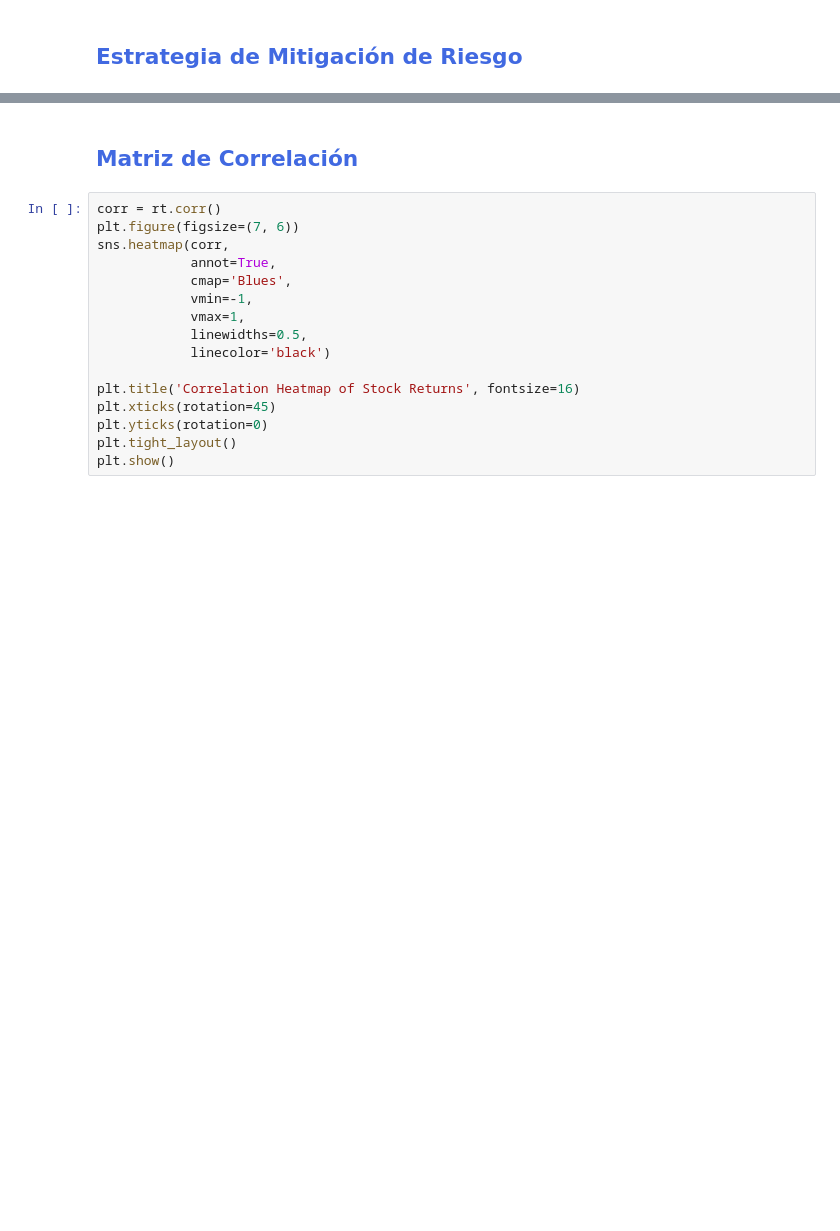
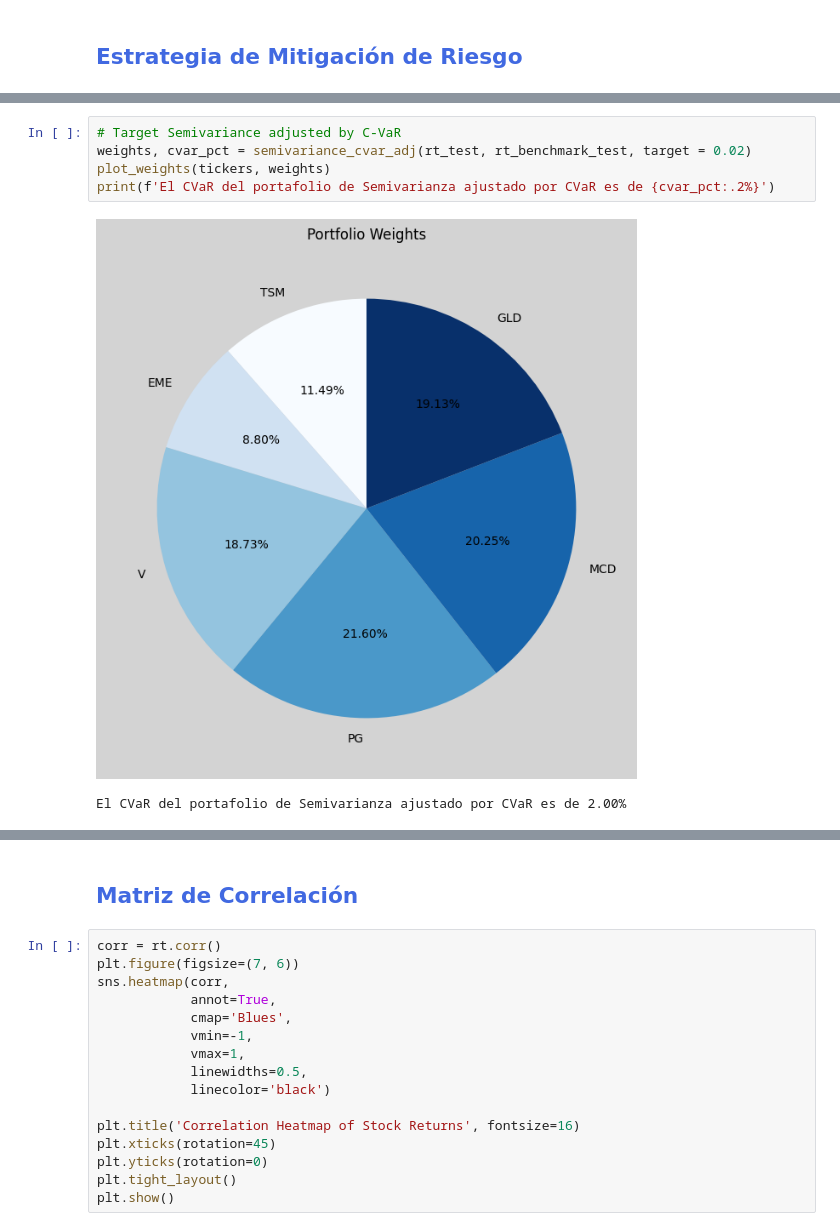
Before and after one commit to luisejdm/Administracion_de_Riesgos, a Jupyter notebook: Proyecto/Proyecto_Admin.ipynb, the cells around one changed output, grey strips where cells are left out. Cells and saved outputs as stored; diff of their text form; blank space fills up the shorter version.

```diff
--- a/Proyecto/Proyecto_Admin.ipynb
+++ b/Proyecto/Proyecto_Admin.ipynb
@@ -799,0 +896,8 @@ dtype: float64
+# %%
+# Target Semivariance adjusted by C-VaR
+weights, cvar_pct = semivariance_cvar_adj(rt_test, rt_benchmark_test, target = 0.02)
+plot_weights(tickers, weights)
+print(f'El CVaR del portafolio de Semivarianza ajustado por CVaR es de {cvar_pct:.2%}')
+# %% [output]
+[figure, added]
+El CVaR del portafolio de Semivarianza ajustado por CVaR es de 2.00%
```
Also changed, not shown: parts of 38 cells of this notebook, 6 other files.
